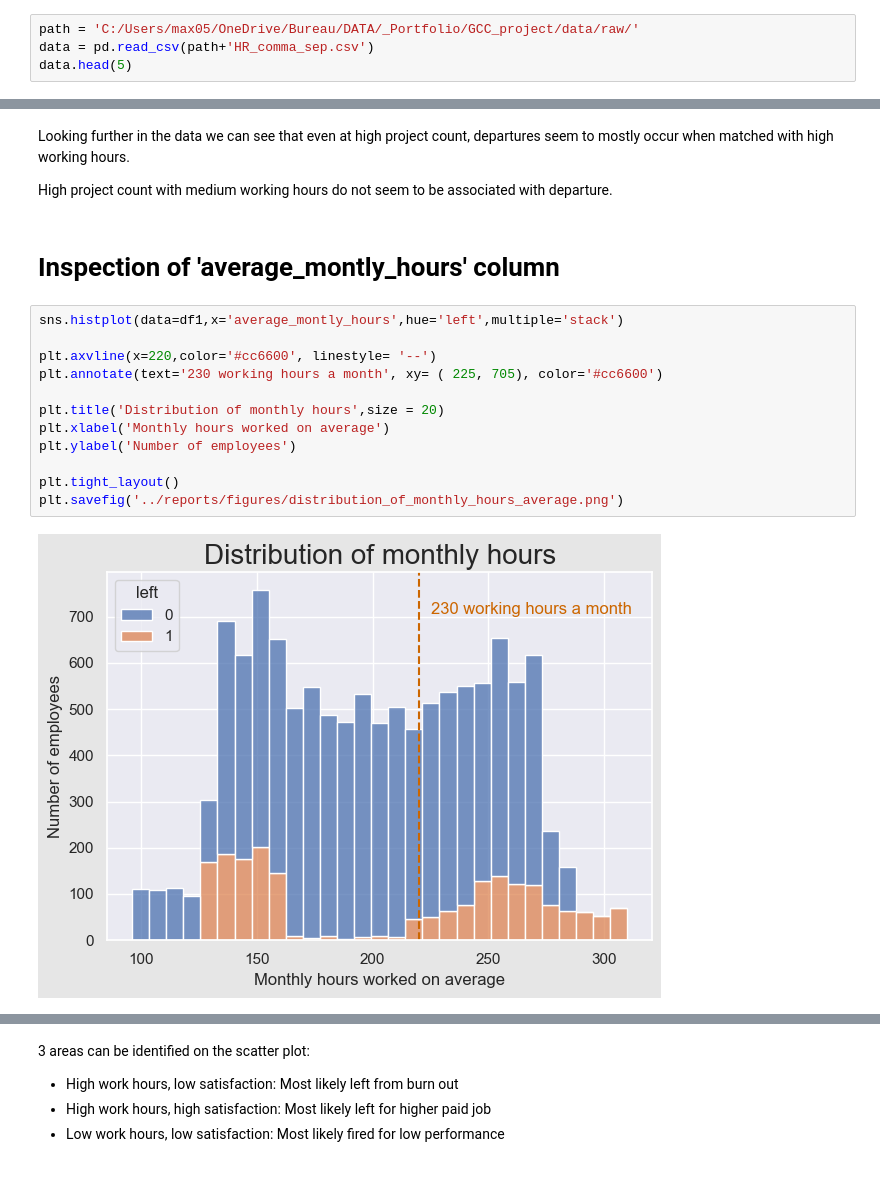
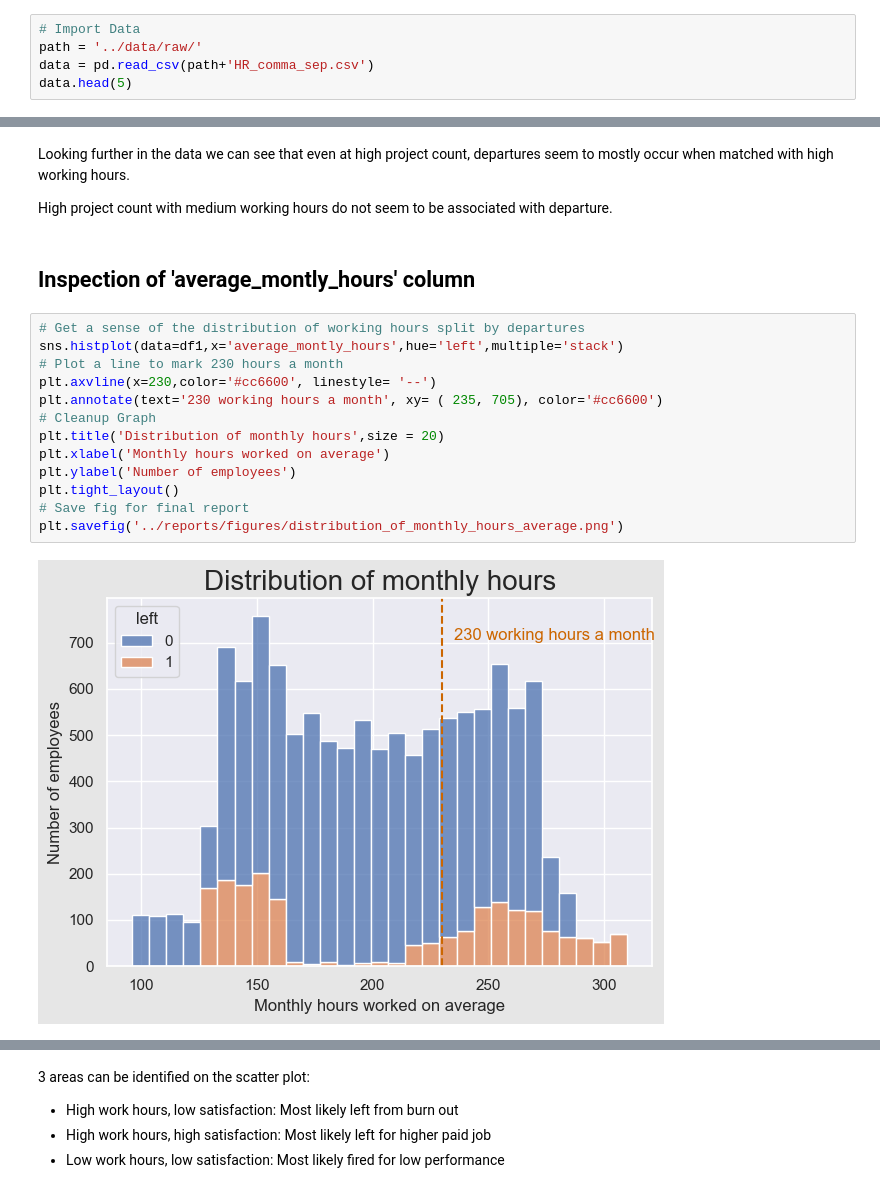
Before and after one commit to Max0513/Turn-over-analysis---Saliford-, a Jupyter notebook: Notebooks/data_cleanup.ipynb, the cells around one changed output, grey strips where cells are left out. Cells and saved outputs as stored; diff of their text form.

```diff
--- a/Notebooks/data_cleanup.ipynb
+++ b/Notebooks/data_cleanup.ipynb
@@ -10,5 +9,6 @@ import dataframe_image as dfi
 # %%
-path = 'C:/Users/max05/OneDrive/Bureau/DATA/_Portfolio/GCC_project/data/raw/'
+# Import Data
+path = '../data/raw/'
 data = pd.read_csv(path+'HR_comma_sep.csv')
 data.head(5)
 # %% [output]
@@ -694,18 +707,19 @@ Looking further in the data we can see that even at high project count, departur
 
 High project count with medium working hours do not seem to be associated with departure.
 # %% [markdown]
-# Inspection of 'average_montly_hours' column
+## Inspection of 'average_montly_hours' column
 # %%
+# Get a sense of the distribution of working hours split by departures
 sns.histplot(data=df1,x='average_montly_hours',hue='left',multiple='stack')
-
-plt.axvline(x=220,color='#cc6600', linestyle= '--')
-plt.annotate(text='230 working hours a month', xy= ( 225, 705), color='#cc6600')
-
+# Plot a line to mark 230 hours a month
+plt.axvline(x=230,color='#cc6600', linestyle= '--')
+plt.annotate(text='230 working hours a month', xy= ( 235, 705), color='#cc6600')
+# Cleanup Graph
 plt.title('Distribution of monthly hours',size = 20)
 plt.xlabel('Monthly hours worked on average')
 plt.ylabel('Number of employees')
-
 plt.tight_layout()
+# Save fig for final report
 plt.savefig('../reports/figures/distribution_of_monthly_hours_average.png')
 # %% [output]
-[figure, old version]
+[figure, new version]
```
Also changed, not shown: parts of 107 cells of this notebook, 3 other files.
